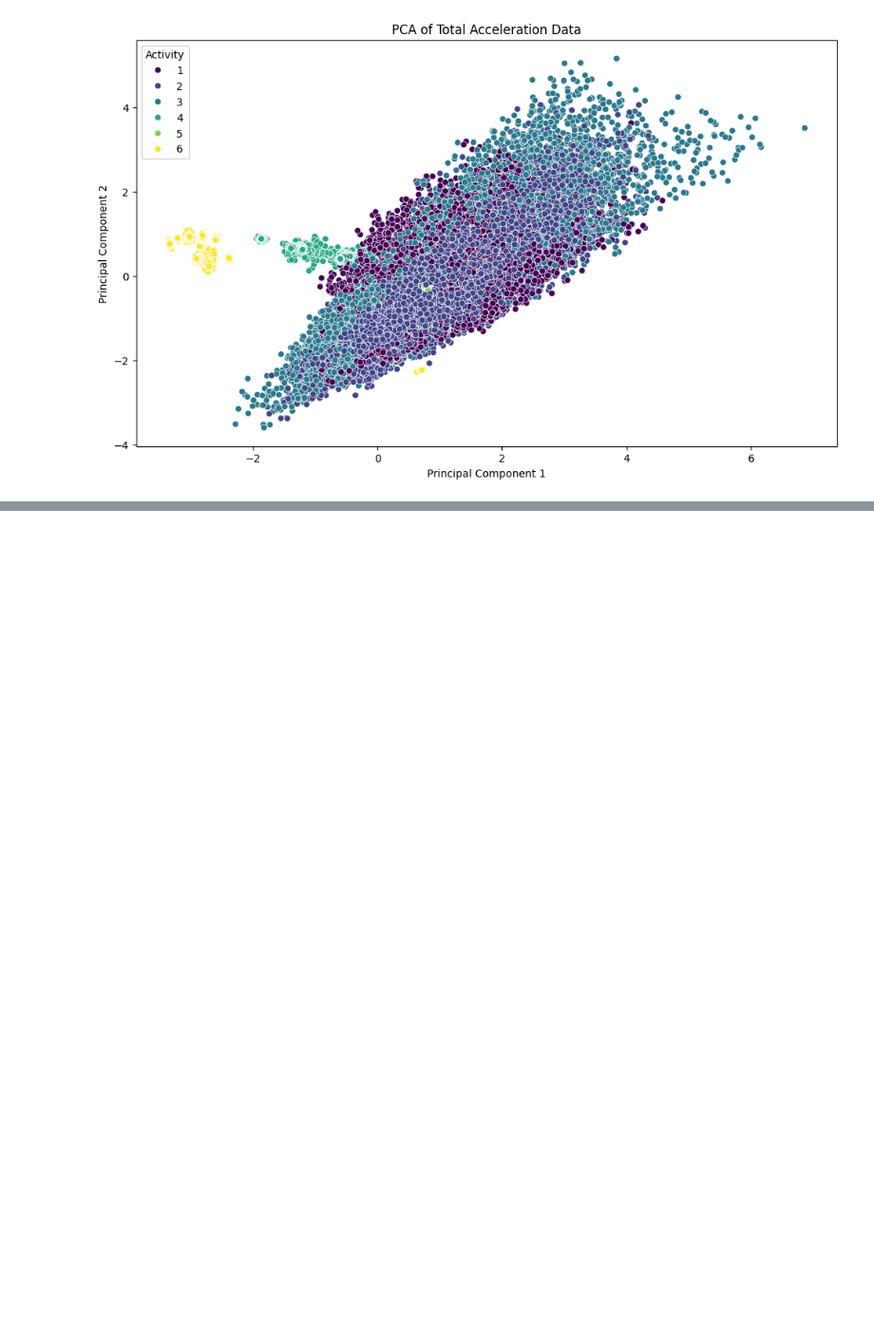
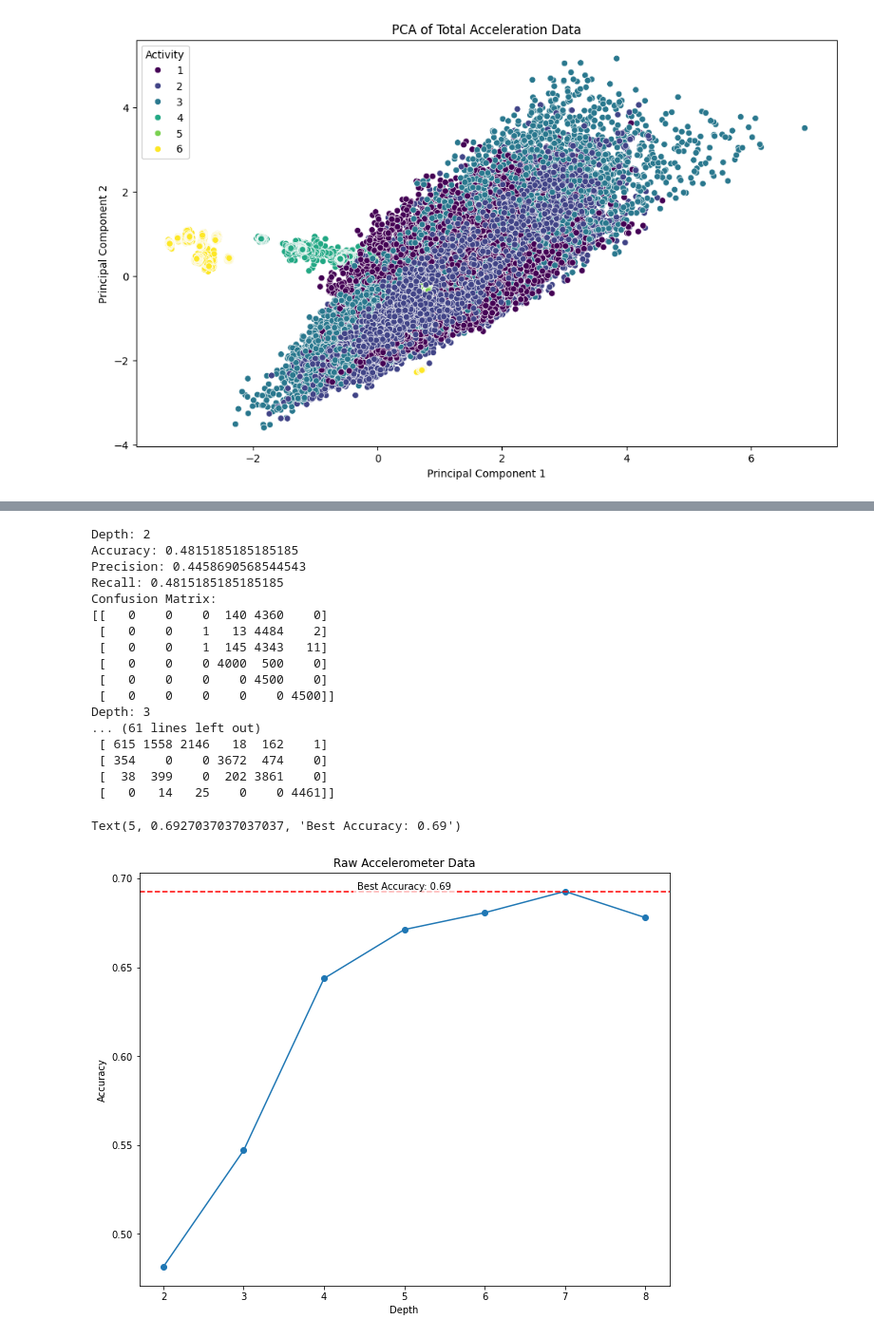
Before and after one commit to rishabh-mondal/es335-24-fall-assignment-1, a Jupyter notebook: final.ipynb, the cells around one changed output, grey strips where cells are left out. Shown at 95% size. Drawn from its saved outputs; the diff is of its cells as text; code cells hidden in the pictures; blank space fills up the shorter version.

```diff
--- a/final.ipynb
+++ b/final.ipynb
@@ -322,0 +322,9 @@ Progress: 100% Complete
+# %%
+def preprocess(X: pd.DataFrame, y: pd.Series) -> pd.DataFrame:
+    df = pd.DataFrame(X.reshape(-1, 3), columns=['accx', 'accy', 'accz'])
+    df['activity'] = np.repeat(y, 500)
+    return df
+# %%
+train_df = preprocess(X_train, y_train)
+test_df = preprocess(X_test, y_test)
+train_df.head()
@@ -322,0 +338,15 @@ Progress: 100% Complete
+# %%
+from sklearn.tree import DecisionTreeClassifier
+from sklearn.metrics import accuracy_score, recall_score, precision_score, confusion_matrix
+import matplotlib.pyplot as plt
+depths = [2, 3, 4, 5, 6, 7, 8]
+# %%
+def trees(depth, train, test):
+    accuracy = []
+    for i in depth:
+        model = DecisionTreeClassifier(max_depth=i)
+        model.fit(train.drop('activity', axis=1), train['activity'])
+        test_pred = model.predict(test.drop('activity', axis=1))
+        eval(test_pred, test, i)
+        accuracy.append(accuracy_score(test['activity'], test_pred))
+    return accuracy
@@ -322,0 +360,30 @@ Progress: 100% Complete
+# %%
+accuracy = trees(depths, train_df, test_df)
+fig = plt.figure(figsize=(10,8))
+plt.title("Raw Accelerometer Data")
+plt.xlabel('Depth')
+plt.ylabel('Accuracy')
+plt.plot(depths, accuracy, marker= 'o')
+max_acc = max(accuracy)
+plt.axhline(y=max_acc, color='r', linestyle='--', label=f'Max ({max_acc:.2f})')
+plt.text(5, max_acc, f'Best Accuracy: {max_acc:.2f}', ha='center', va='bottom', bbox=dict(facecolor='white', edgecolor='none', alpha=0.7))
+# %% [output]
+Depth: 2
+Accuracy: 0.4815185185185185
+Precision: 0.4458690568544543
+Recall: 0.4815185185185185
+Confusion Matrix:
+[[   0    0    0  140 4360    0]
+ [   0    0    1   13 4484    2]
+ [   0    0    1  145 4343   11]
+ [   0    0    0 4000  500    0]
+ [   0    0    0    0 4500    0]
+ [   0    0    0    0    0 4500]]
+Depth: 3
+... (61 lines left out)
+ [ 615 1558 2146   18  162    1]
+ [ 354    0    0 3672  474    0]
+ [  38  399    0  202 3861    0]
+ [   0   14   25    0    0 4461]]
+Text(5, 0.6927037037037037, 'Best Accuracy: 0.69')
+[figure, added]
```
Also changed, not shown: parts of 23 cells of this notebook.
